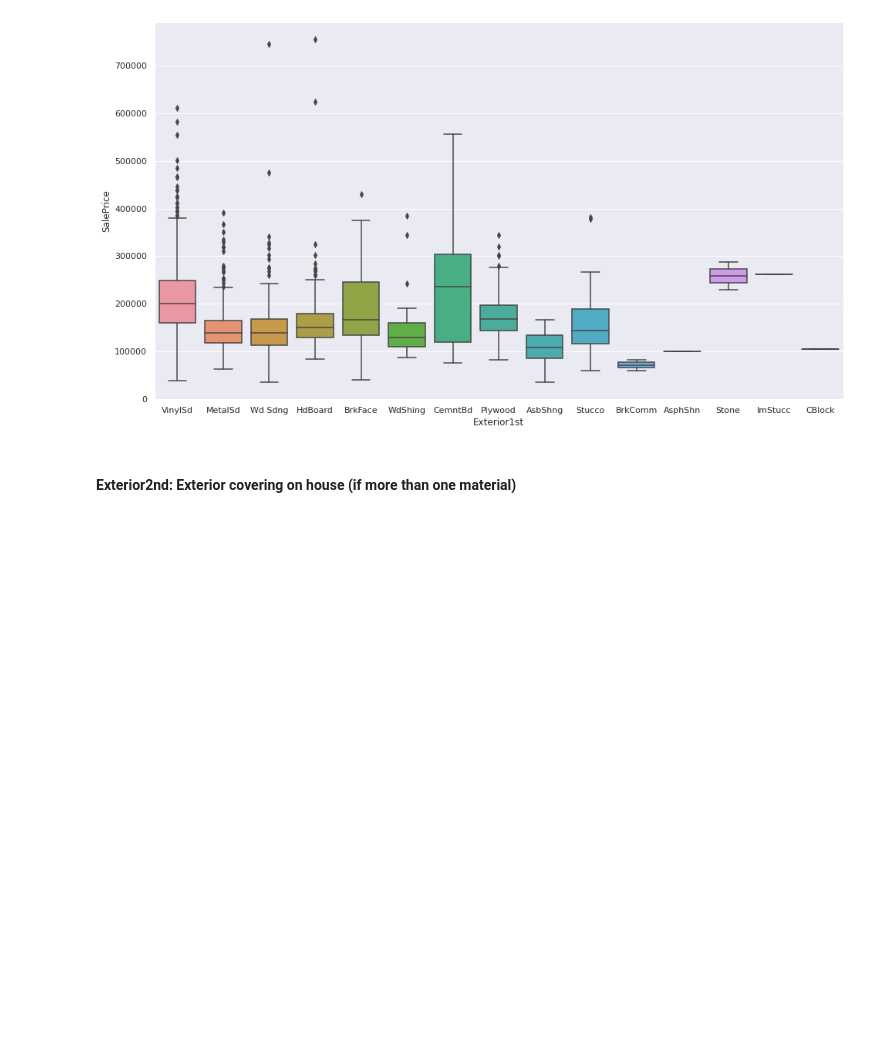
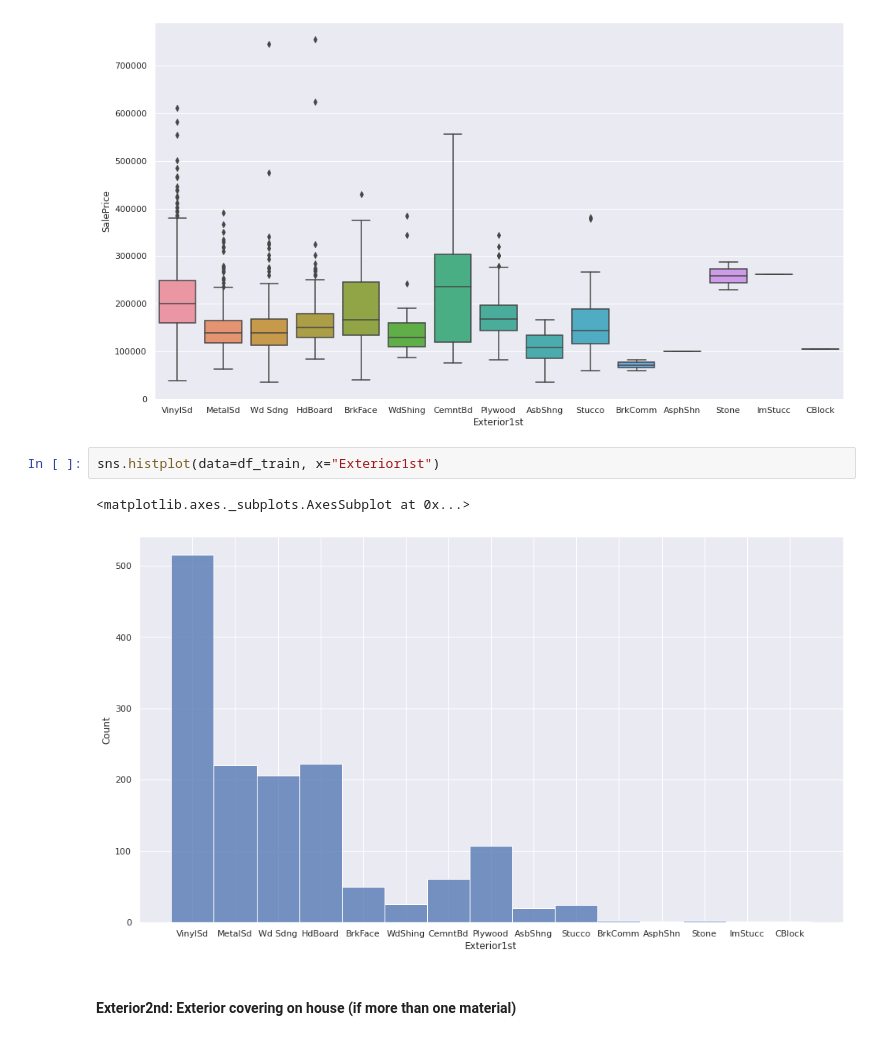
Before and after one commit to snaylix/House-prices-prediction, a Jupyter notebook: 2021-07-17_House-Prices_Prediction_01_EDA.ipynb, the cells around one changed output. Cells and saved outputs as stored; diff of their text form; blank space fills up the shorter version.

```diff
--- a/2021-07-17_House-Prices_Prediction_01_EDA.ipynb
+++ b/2021-07-17_House-Prices_Prediction_01_EDA.ipynb
@@ -572,6 +582,11 @@ create_plot('RoofMatl', 'boxplot')
 create_plot('Exterior1st', 'boxplot')
 # %% [output]
 [figure]
+# %%
+sns.histplot(data=df_train, x="Exterior1st")
+# %% [output]
+<matplotlib.axes._subplots.AxesSubplot at 0x...>
+[figure, added]
 # %% [markdown]
 #### Exterior2nd: Exterior covering on house (if more than one material)
 # %% [markdown]
```
Also changed, not shown: parts of 4 cells of this notebook.
